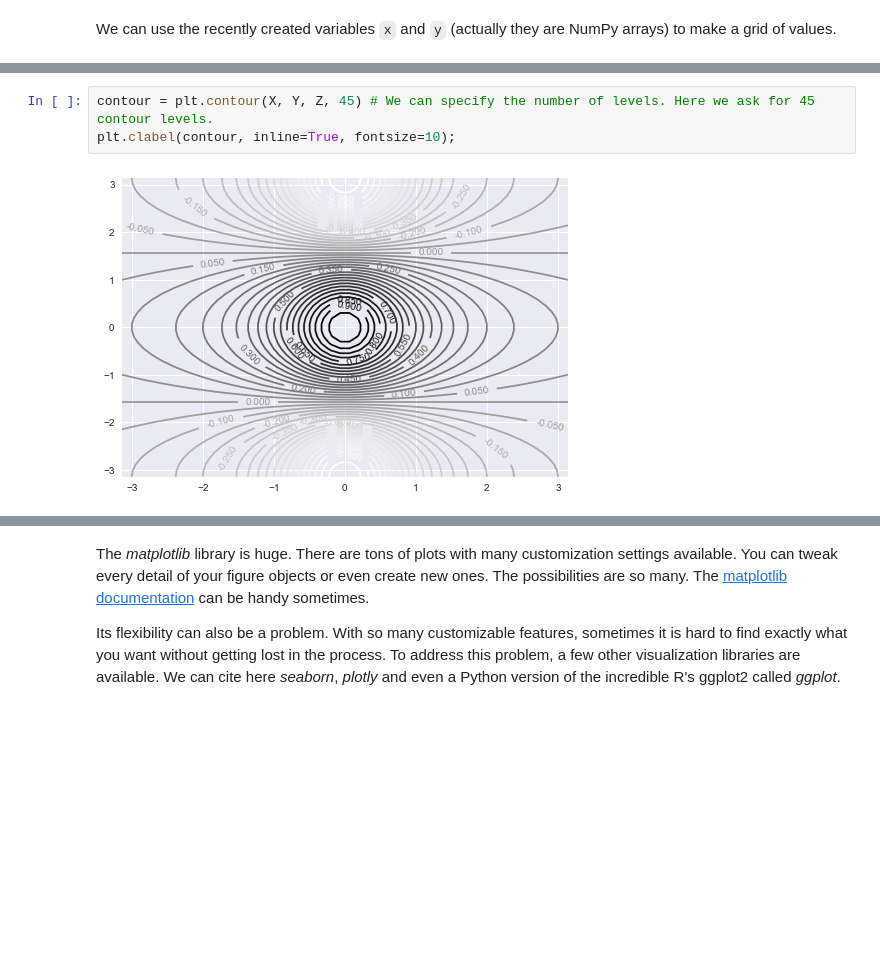
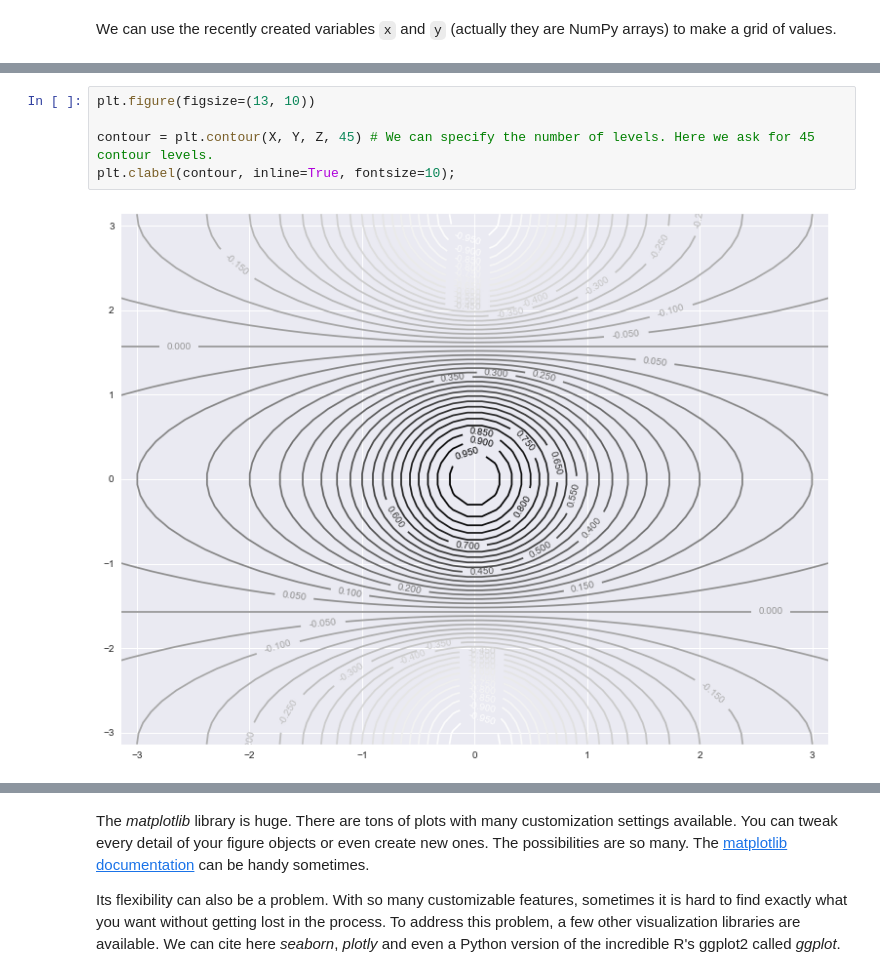
Before and after one commit to ashley-young/ISLP, a Jupyter notebook: labs/lab02.ipynb, the cells around one changed output, grey strips where cells are left out. Cells and saved outputs as stored; diff of their text form; blank space fills up the shorter version.

```diff
--- a/labs/lab02.ipynb
+++ b/labs/lab02.ipynb
@@ -316,8 +322,10 @@ plt.clabel(contour, inline=1, fontsize=10);
 # %%
+plt.figure(figsize=(13, 10))
+
 contour = plt.contour(X, Y, Z, 45) # We can specify the number of levels. Here we ask for 45 contour levels.
 plt.clabel(contour, inline=True, fontsize=10);
 # %% [output]
-[figure, old version]
+[figure, new version]
 # %%
 Za = (Z - np.transpose(Z))/2
 
```
Also changed, not shown: parts of 10 cells of this notebook.
